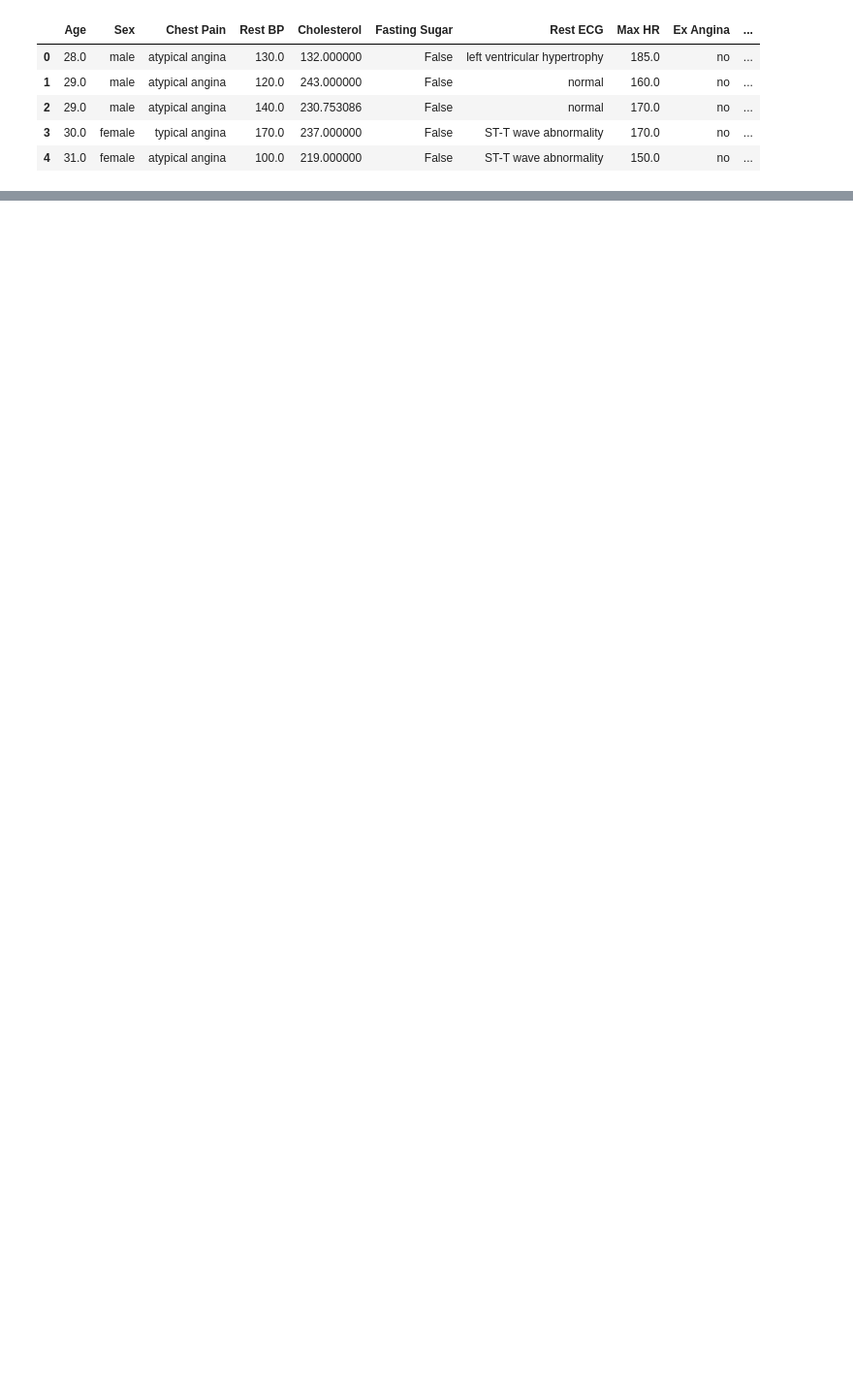
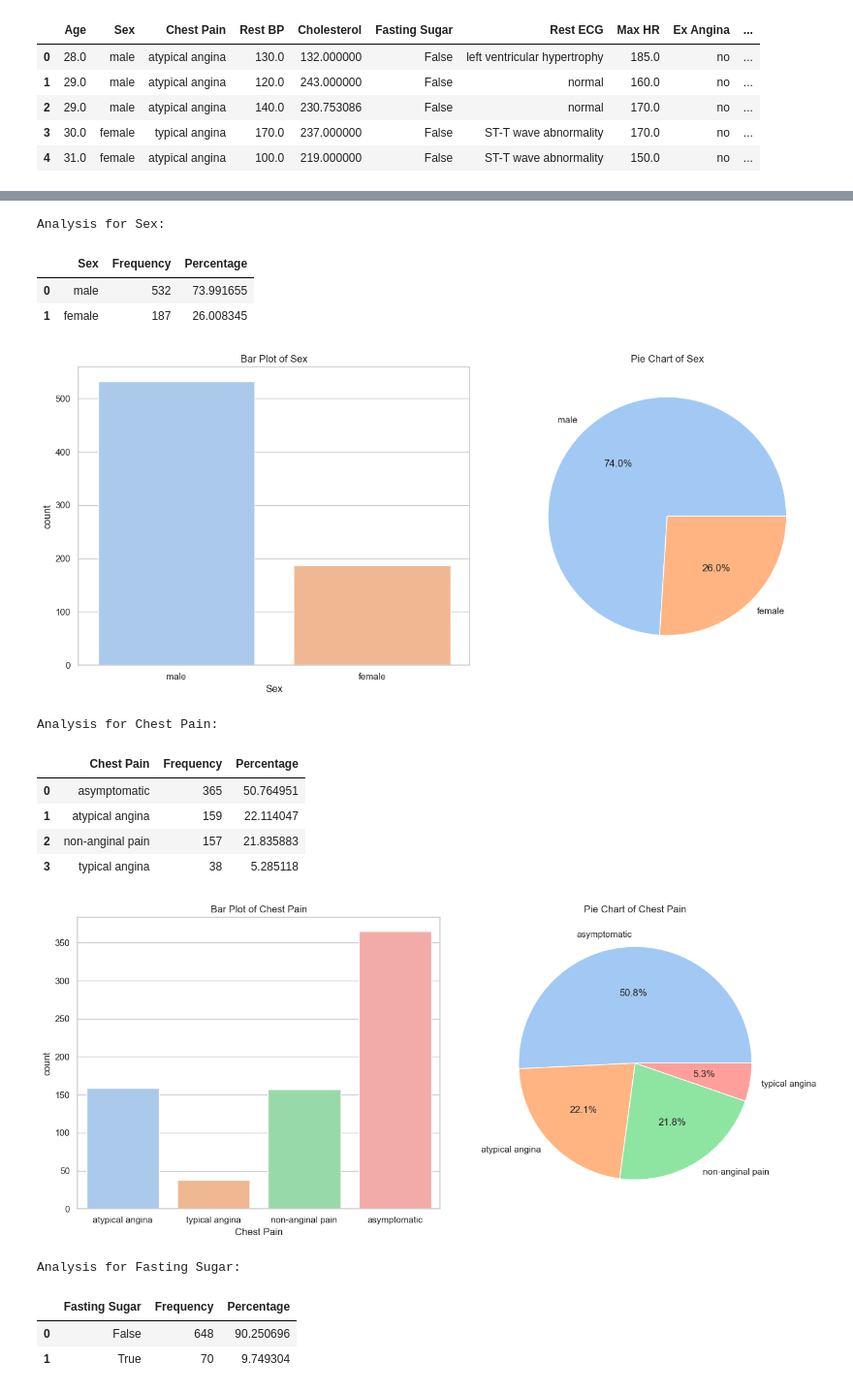
Before and after one commit to BorhanUddin39/Heart-Disease-Prediction-Model, a Jupyter notebook: notebooks/2) Data Exploration and Analysis.ipynb, the cells around one changed output, grey strips where cells are left out. Shown: that part at 97% size. Saved outputs shown, nothing was run; the diff lists cells and outputs as text; code cells hidden in the pictures; blank space fills up the shorter version.

Commit message:
Univariate Analysis of Categorical Columns

```diff
--- a/notebooks/2) Data Exploration and Analysis.ipynb
+++ b/notebooks/2) Data Exploration and Analysis.ipynb
@@ -10,3 +16,10 @@ df.head()
 | 2 | 29.0 | male | atypical angina | 140.0 | 230.753086 | False | normal | 170.0 | no | ... |
 | 3 | 30.0 | female | typical angina | 170.0 | 237.000000 | False | ST-T wave abnormality | 170.0 | no | ... |
 | 4 | 31.0 | female | atypical angina | 100.0 | 219.000000 | False | ST-T wave abnormality | 150.0 | no | ... |
+# %%
+# Setting up style for better-looking plots
+sns.set(style="whitegrid")
+
+# List of categorical and numerical columns
+categorical_columns = ['Sex', 'Chest Pain', 'Fasting Sugar', 'Rest ECG', 'Ex Angina', 'ST Slope', 'Fluoroscopy', 'Thalassemia', 'Heart Disease']
+numerical_columns = ['Age', 'Rest BP', 'Cholesterol', 'Max HR', 'ST Depression']
@@ -12,0 +28,44 @@ df.head()
+# %%
+# Univariate Analysis for Categorical Columns
+for column in categorical_columns:
+    print(f"Analysis for {column}:\n")
+
+    # Frequency and Percentage Table
+    freq_table = df[column].value_counts()
+    percent_table = df[column].value_counts(normalize=True) * 100
+    table = pd.DataFrame({column: freq_table.index, 'Frequency': freq_table.values, 'Percentage': percent_table.values})
+    display(table)
+    print("\n")
+
+    # Create a figure with two subplots side by side
+    fig, ax = plt.subplots(1, 2, figsize=(14, 6))
+
+    # Bar Plot on the left
+    sns.countplot(data=df, x=column, palette="pastel", ax=ax[0])
+    ax[0].set_title(f"Bar Plot of {column}")
+
+    # Pie Chart on the right
+    df[column].value_counts().plot.pie(autopct='%1.1f%%', colors=sns.color_palette("pastel"), ax=ax[1])
+    ax[1].set_title(f"Pie Chart of {column}")
+    ax[1].set_ylabel('')  # Hide y-label
+
+    # Adjust layout to make the plots look better
+    plt.tight_layout()
+    plt.show()
+# %% [output]
+Analysis for Sex:
+|  | Sex | Frequency | Percentage |
+| 0 | male | 532 | 73.991655 |
+| 1 | female | 187 | 26.008345 |
+[figure, added]
+Analysis for Chest Pain:
+|  | Chest Pain | Frequency | Percentage |
+| 0 | asymptomatic | 365 | 50.764951 |
+| 1 | atypical angina | 159 | 22.114047 |
+| 2 | non-anginal pain | 157 | 21.835883 |
+| 3 | typical angina | 38 | 5.285118 |
+[figure, added]
+Analysis for Fasting Sugar:
+|  | Fasting Sugar | Frequency | Percentage |
+| 0 | False | 648 | 90.250696 |
+| 1 | True | 70 | 9.749304 |
```
Also changed, not shown: parts of 4 cells of this notebook.
